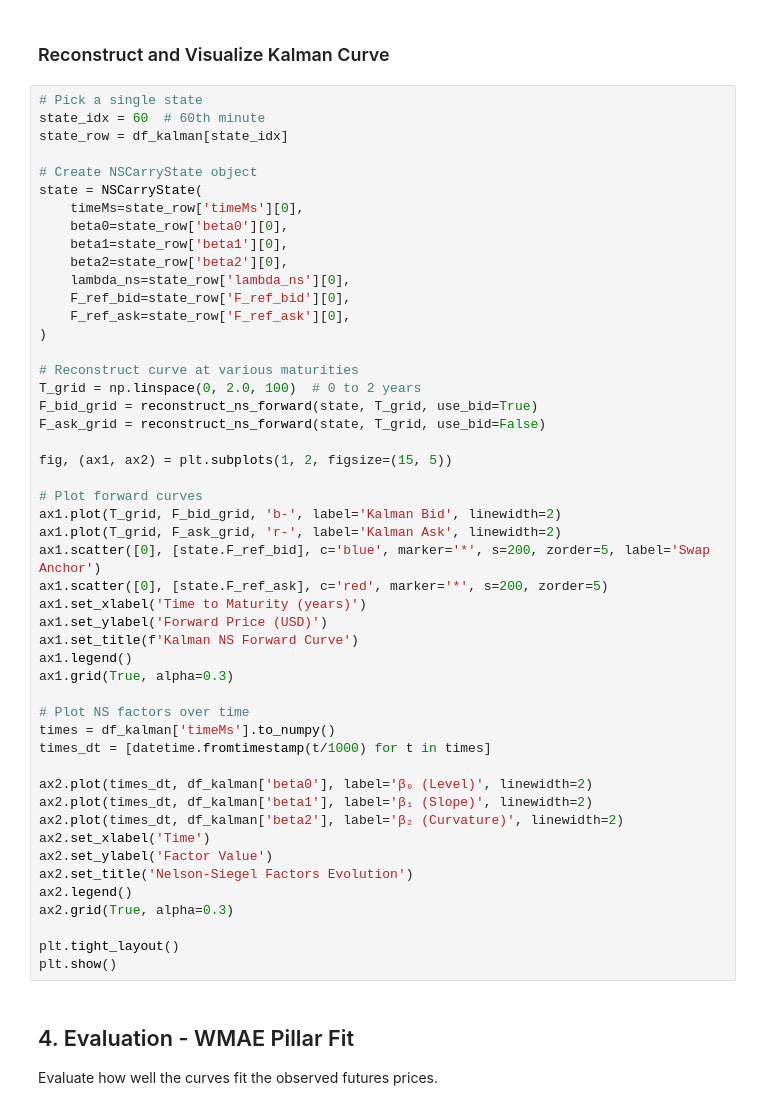
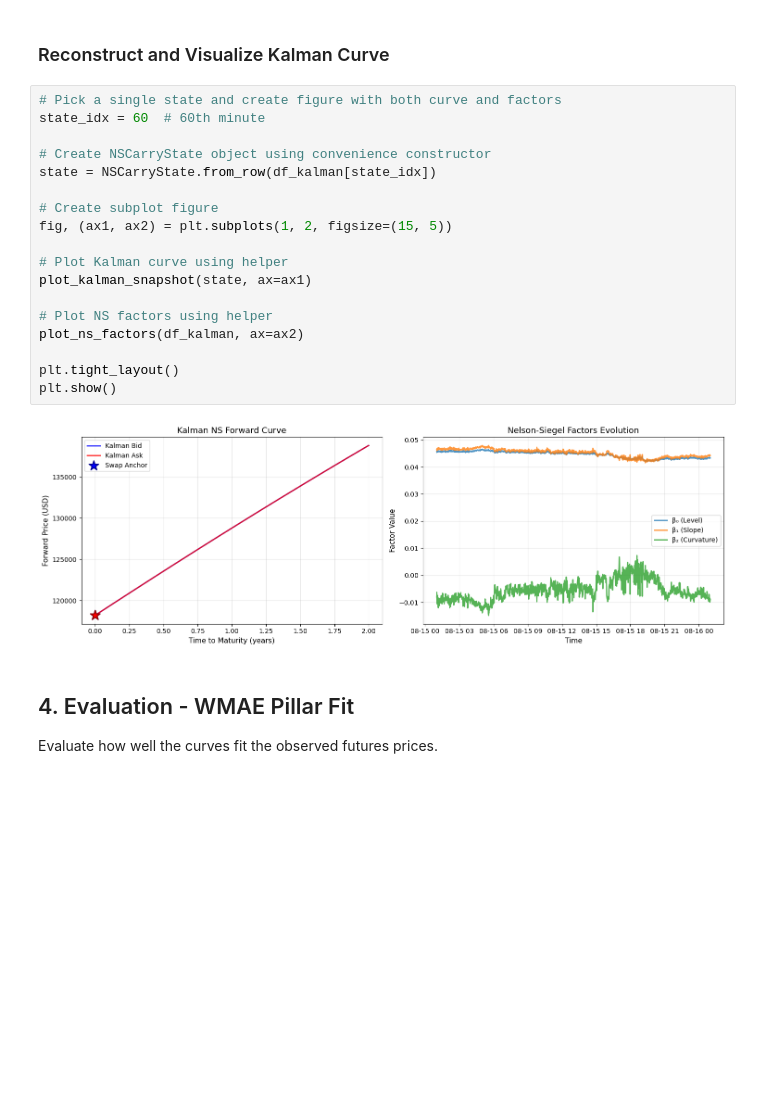
Before and after one commit to PascalAndreas/final-year-project, a Jupyter notebook: forwards_example.ipynb, the cells around one changed output. Cells and saved outputs as stored; diff of their text form; blank space fills up the shorter version.

Commit message:
0.1.6 - frame invariant forwards draft

```diff
--- a/forwards_example.ipynb
+++ b/forwards_example.ipynb
@@ -127,54 +166,25 @@ df_kalman.head(10)
 # %% [markdown]
 ### Reconstruct and Visualize Kalman Curve
-# %%
-# Pick a single state
-state_idx = 60  # 60th minute
-state_row = df_kalman[state_idx]
-
-# Create NSCarryState object
-state = NSCarryState(
-    timeMs=state_row['timeMs'][0],
-    beta0=state_row['beta0'][0],
-    beta1=state_row['beta1'][0],
-    beta2=state_row['beta2'][0],
-    lambda_ns=state_row['lambda_ns'][0],
-    F_ref_bid=state_row['F_ref_bid'][0],
-    F_ref_ask=state_row['F_ref_ask'][0],
-)
-
-# Reconstruct curve at various maturities
-T_grid = np.linspace(0, 2.0, 100)  # 0 to 2 years
-F_bid_grid = reconstruct_ns_forward(state, T_grid, use_bid=True)
-F_ask_grid = reconstruct_ns_forward(state, T_grid, use_bid=False)
-
-fig, (ax1, ax2) = plt.subplots(1, 2, figsize=(15, 5))
-
-# Plot forward curves
-ax1.plot(T_grid, F_bid_grid, 'b-', label='Kalman Bid', linewidth=2)
-ax1.plot(T_grid, F_ask_grid, 'r-', label='Kalman Ask', linewidth=2)
-ax1.scatter([0], [state.F_ref_bid], c='blue', marker='*', s=200, zorder=5, label='Swap Anchor')
-ax1.scatter([0], [state.F_ref_ask], c='red', marker='*', s=200, zorder=5)
-ax1.set_xlabel('Time to Maturity (years)')
-ax1.set_ylabel('Forward Price (USD)')
-ax1.set_title(f'Kalman NS Forward Curve')
-ax1.legend()
-ax1.grid(True, alpha=0.3)
-
-# Plot NS factors over time
-times = df_kalman['timeMs'].to_numpy()
-times_dt = [datetime.fromtimestamp(t/1000) for t in times]
-
-ax2.plot(times_dt, df_kalman['beta0'], label='β₀ (Level)', linewidth=2)
-ax2.plot(times_dt, df_kalman['beta1'], label='β₁ (Slope)', linewidth=2)
-ax2.plot(times_dt, df_kalman['beta2'], label='β₂ (Curvature)', linewidth=2)
-ax2.set_xlabel('Time')
-ax2.set_ylabel('Factor Value')
-ax2.set_title('Nelson-Siegel Factors Evolution')
-ax2.legend()
-ax2.grid(True, alpha=0.3)
-
-plt.tight_layout()
-plt.show()
+# %%
+# Pick a single state and create figure with both curve and factors
+state_idx = 60  # 60th minute
+
+# Create NSCarryState object using convenience constructor
+state = NSCarryState.from_row(df_kalman[state_idx])
+
+# Create subplot figure
+fig, (ax1, ax2) = plt.subplots(1, 2, figsize=(15, 5))
+
+# Plot Kalman curve using helper
+plot_kalman_snapshot(state, ax=ax1)
+
+# Plot NS factors using helper
+plot_ns_factors(df_kalman, ax=ax2)
+
+plt.tight_layout()
+plt.show()
+# %% [output]
+[figure, added]
 # %% [markdown]
 ## 4. Evaluation - WMAE Pillar Fit
 
```
Also changed, not shown: parts of 11 cells of this notebook, 8 other files.
